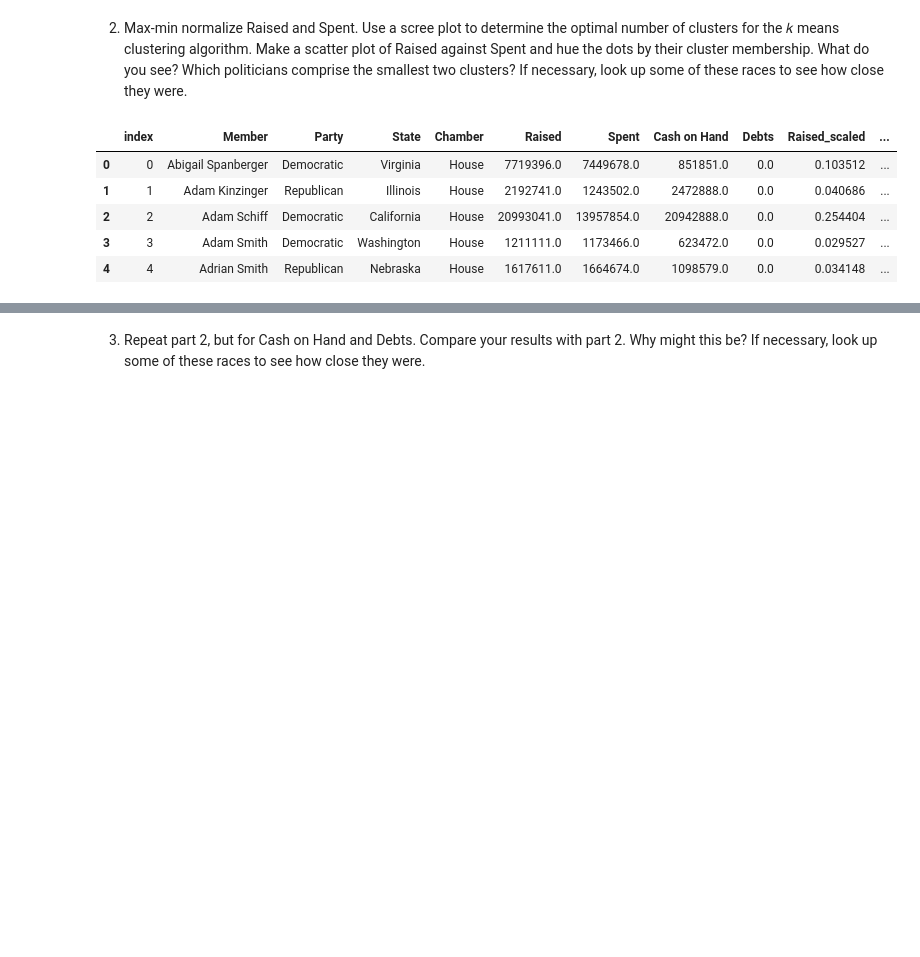
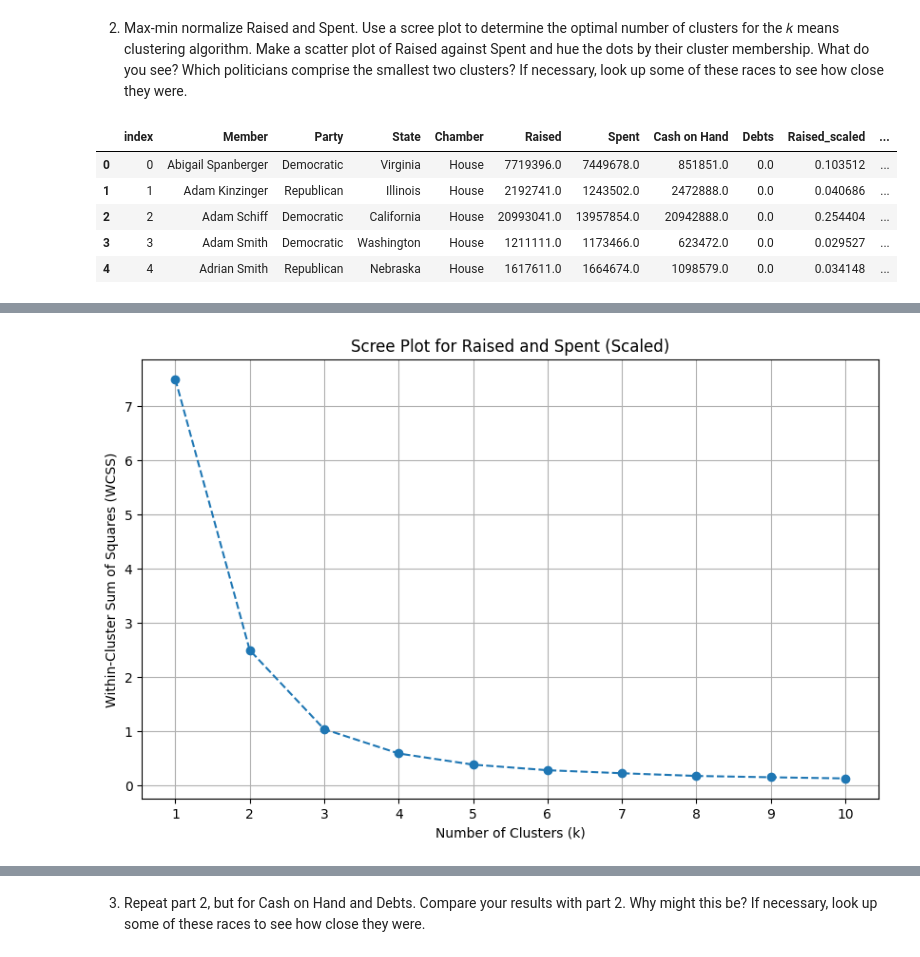
Before and after one commit to simoneminorr/clustering_assignment, a Jupyter notebook: assignment_clustering.ipynb, the cells around one changed output, grey strips where cells are left out. Saved outputs shown, nothing was run; the diff lists cells and outputs as text; code cells hidden in the pictures; blank space fills up the shorter version.

```diff
--- a/assignment_clustering.ipynb
+++ b/assignment_clustering.ipynb
@@ -181,0 +206,25 @@ electioncyclefundraising.head()
+# %%
+from sklearn.cluster import KMeans
+import matplotlib.pyplot as plt
+
+# Prepare data for clustering
+X = electioncyclefundraising[['Raised_scaled', 'Spent_scaled']]
+
+# Calculate WCSS for different numbers of clusters
+wcss = []
+for i in range(1, 11): # Test k from 1 to 10
+    kmeans = KMeans(n_clusters=i, random_state=42, n_init=10)
+    kmeans.fit(X)
+    wcss.append(kmeans.inertia_)
+
+# Plot the scree plot
+plt.figure(figsize=(10, 6))
+plt.plot(range(1, 11), wcss, marker='o', linestyle='--')
+plt.title('Scree Plot for Raised and Spent (Scaled)')
+plt.xlabel('Number of Clusters (k)')
+plt.ylabel('Within-Cluster Sum of Squares (WCSS)')
+plt.xticks(range(1, 11))
+plt.grid(True)
+plt.show()
+# %% [output]
+[figure, added]
```
Also changed, not shown: parts of 13 cells of this notebook.
